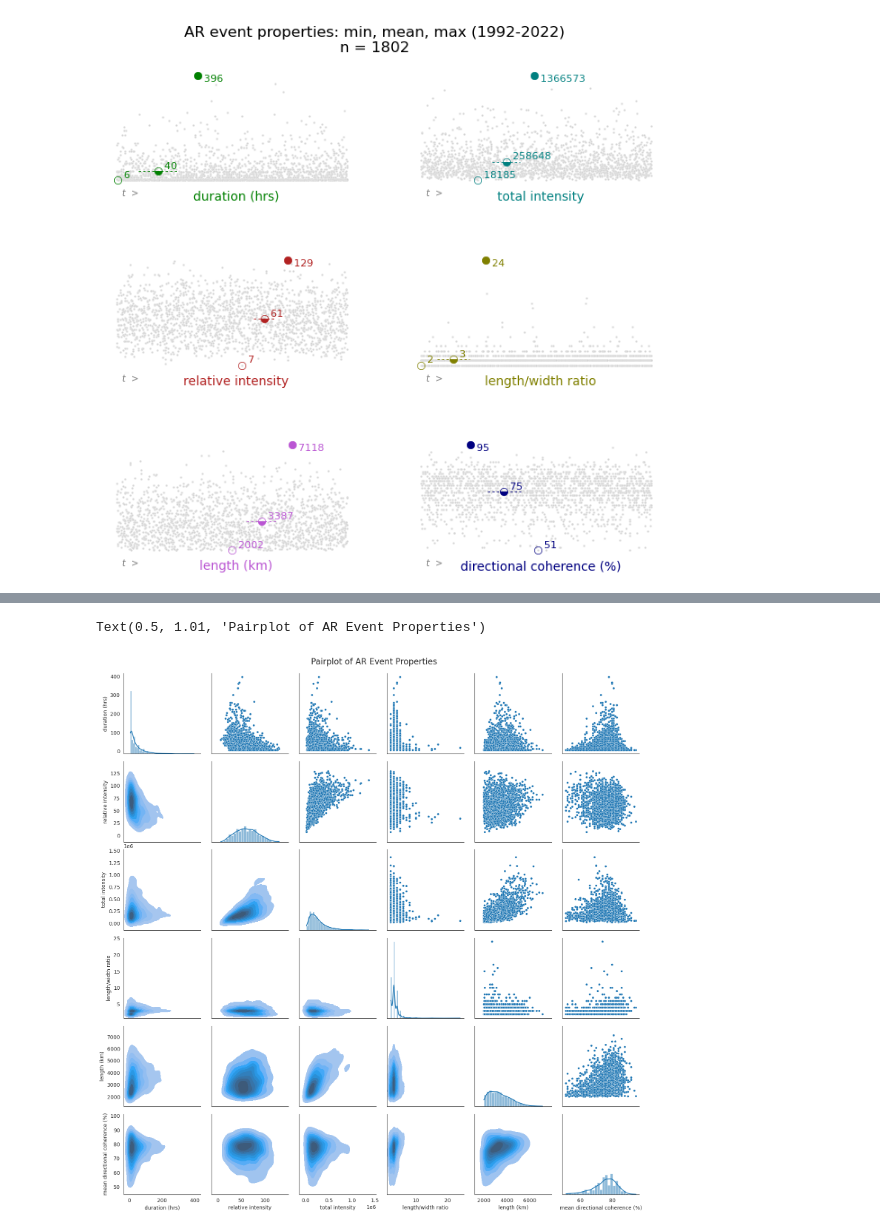
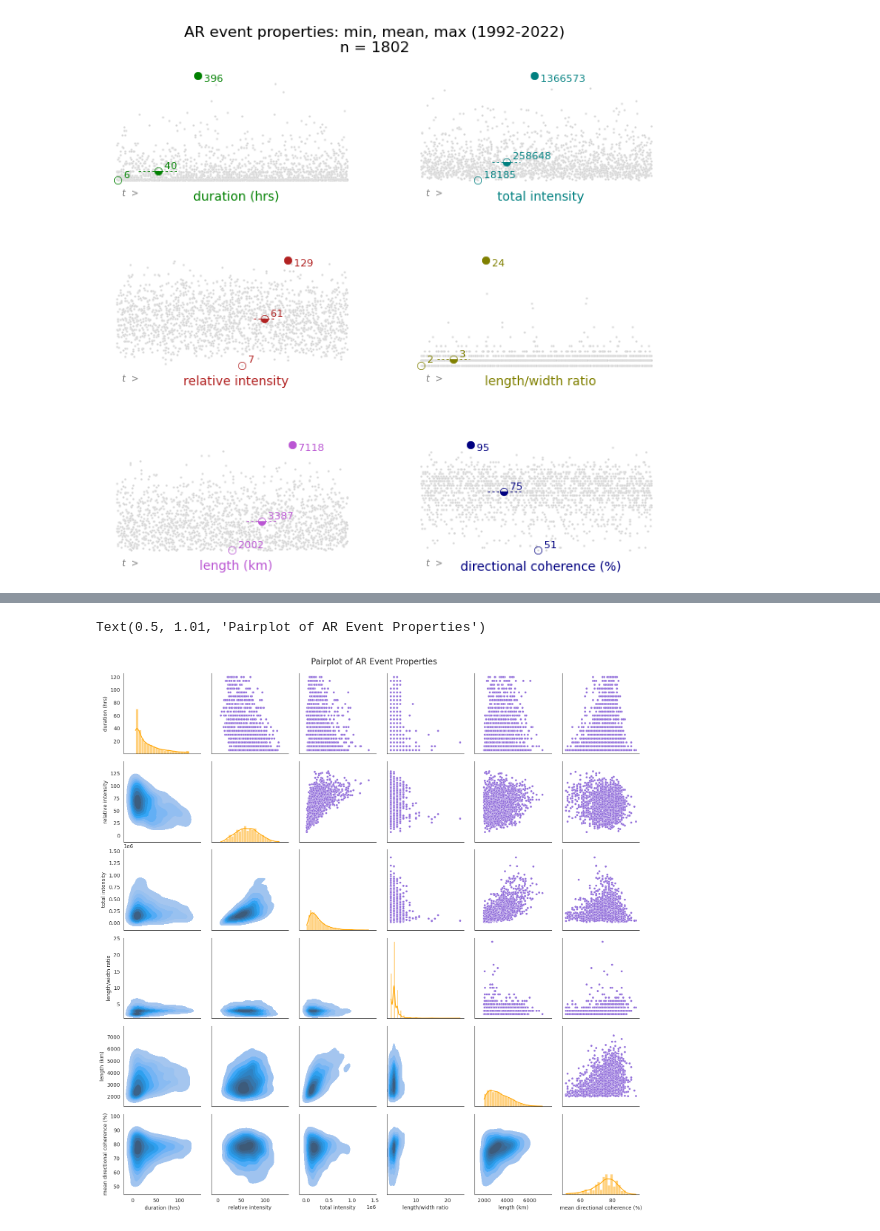
Before and after one commit to ua-snap/ar_avalanche, a Jupyter notebook: AR_QC.ipynb, the cells around one changed output, grey strips where cells are left out. Drawn from its saved outputs; the diff is of its cells as text; code cells hidden in the pictures.

```diff
--- a/AR_QC.ipynb
+++ b/AR_QC.ipynb
@@ -302,3 +457,6 @@ fig.suptitle(('AR event properties: min, mean, max (' + str(start_year) + '-' +
 # %% [output]
 Text(0.5, 0.95, 'AR event properties: min, mean, max (1992-2022)\nn = 1802')
 [figure]
+# %%
+#remove outliers and redefine master gdf
+gdf = gdf[gdf['dur_hrs']<125].copy()
@@ -305,17 +514,17 @@ Text(0.5, 0.95, 'AR event properties: min, mean, max (1992-2022)\nn = 1802')
 # %%
 sub = gdf[['dur_hrs', 'rintensity', 'tintensity', 'ratio_m', 'len_km_m', 'dircoher_m']].copy()
 sub.rename(columns={'dur_hrs':'duration (hrs)', 'rintensity':'relative intensity', 'tintensity':'total intensity', 'ratio_m':'length/width ratio', 'len_km_m':'length (km)', 'dircoher_m':'mean directional coherence (%)'}, inplace=True)
 sns.set_style("white")
 
 g = sns.PairGrid(sub)
-g.map_upper(sns.scatterplot, size=0.1)
+g.map_upper(sns.scatterplot, size=0.1, color='mediumpurple')
 g.map_lower(sns.kdeplot, fill=True)
-g.map_diag(sns.histplot, kde=True)
+g.map_diag(sns.histplot, kde=True, color='orange')
 
 g.fig.suptitle('Pairplot of AR Event Properties', y=1.01, fontsize=16)
 # %% [output]
 Text(0.5, 1.01, 'Pairplot of AR Event Properties')
-[figure, old version]
+[figure, new version]
 # %% [markdown]
 #### Temporal and Spatial Heatmaps:
 
```
Also changed, not shown: parts of 34 cells of this notebook.
